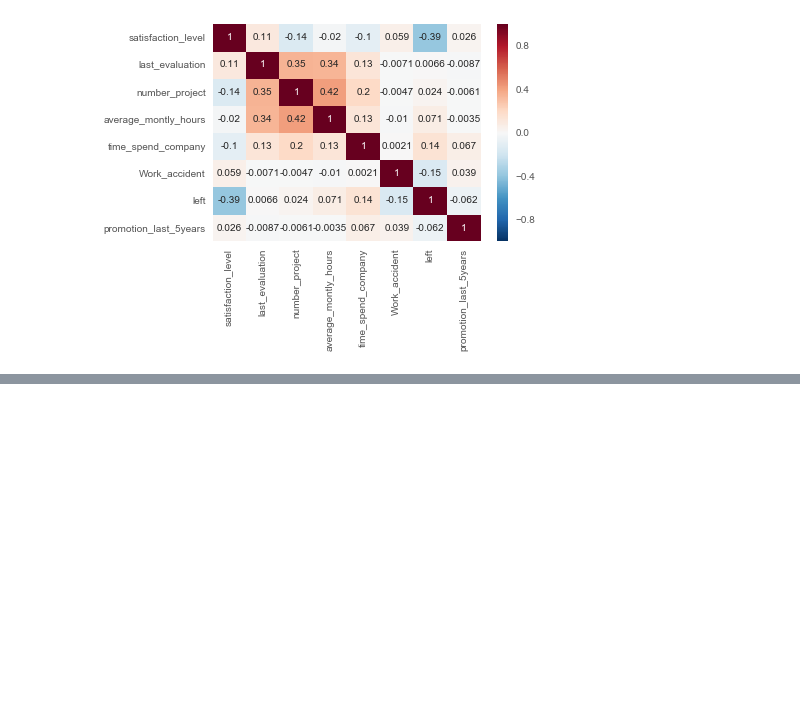
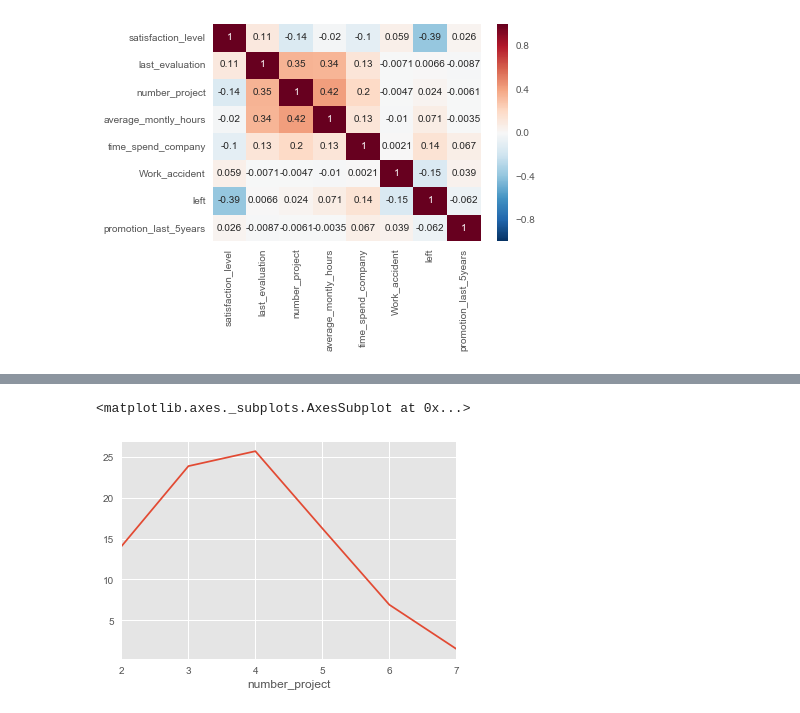
Before and after one commit to jasonchaitea/DS-SF-34, a Jupyter notebook: final-project/2/Final Project 2.ipynb, the cells around one changed output, grey strips where cells are left out. Drawn from its saved outputs; the diff is of its cells as text; code cells hidden in the pictures; blank space fills up the shorter version.

```diff
--- a/final-project/2/Final Project 2.ipynb
+++ b/final-project/2/Final Project 2.ipynb
@@ -185,0 +161,7 @@ Look into PCA
+# %%
+ct2 = pd.crosstab ([df.satisfaction_level, df.left], df.number_project)
+# %%
+ct2.mean().plot()
+# %% [output]
+<matplotlib.axes._subplots.AxesSubplot at 0x...>
+[figure, added]
```
Also changed, not shown: parts of 7 cells of this notebook.
